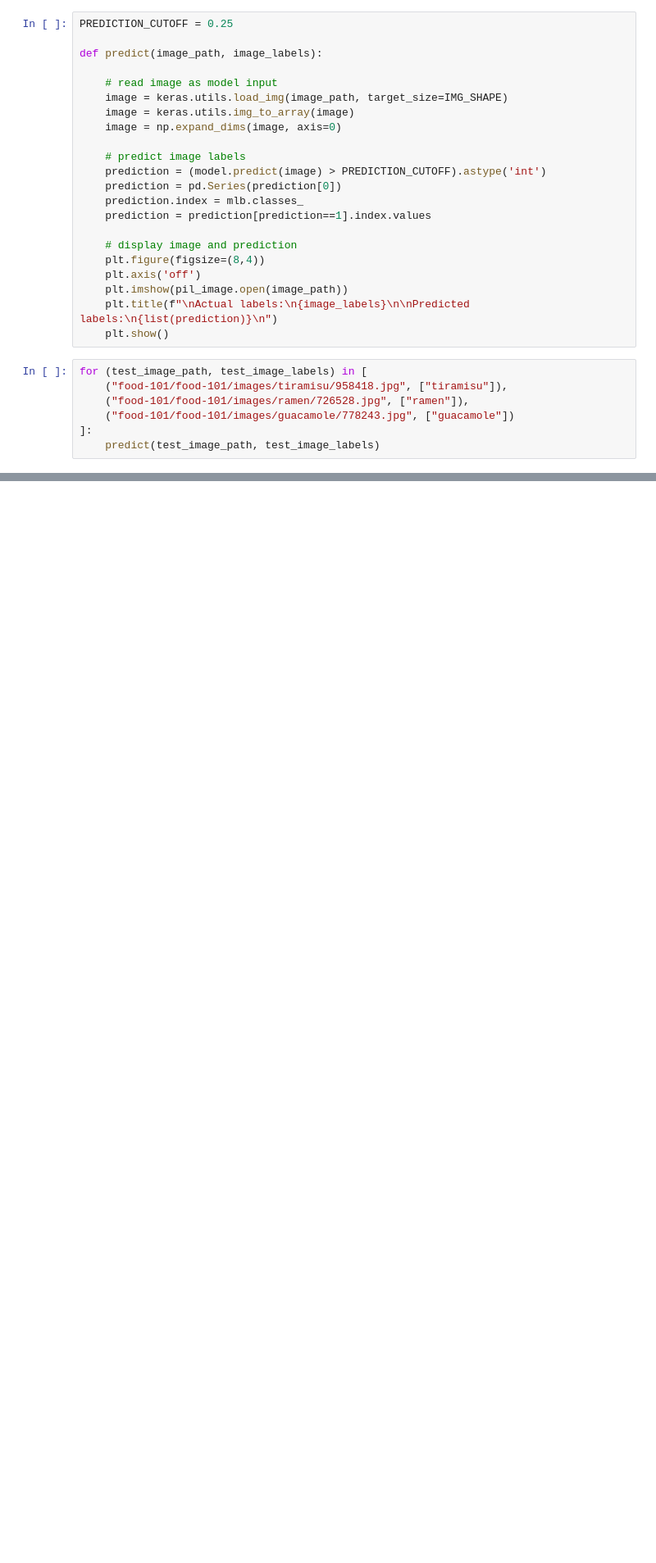
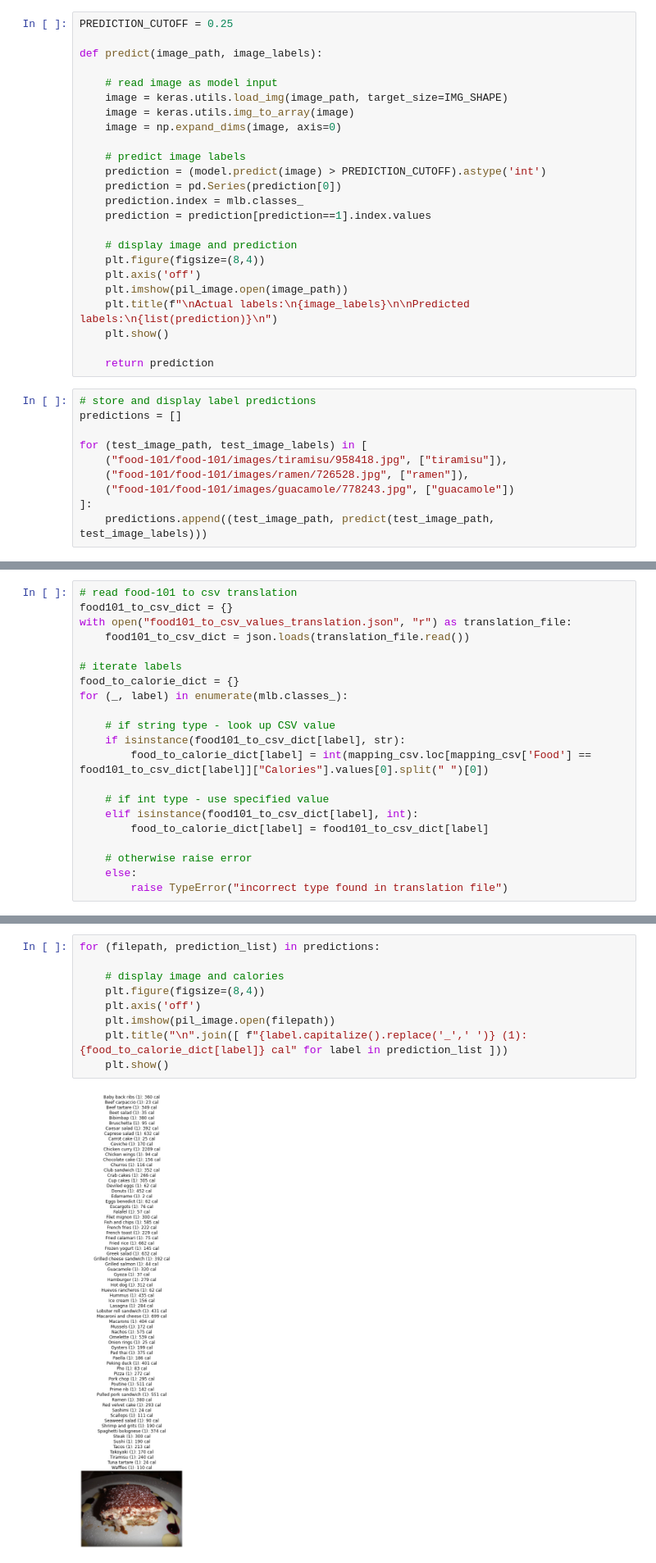
Before and after one commit to vlad-pbr/caloriephone, a Jupyter notebook: model/model.ipynb, the cells around one changed output, grey strips where cells are left out. Shown at 82% size. Saved outputs shown, nothing was run; the diff lists cells and outputs as text; blank space fills up the shorter version.

Commit message:
feat(model): docs, calorie translation

```diff
--- a/model/model.ipynb
+++ b/model/model.ipynb
@@ -1092,11 +1092,16 @@ def predict(image_path, image_labels):
     plt.imshow(pil_image.open(image_path))
     plt.title(f"\nActual labels:\n{image_labels}\n\nPredicted labels:\n{list(prediction)}\n")
     plt.show()
+
+    return prediction
 # %%
+# store and display label predictions
+predictions = []
+
 for (test_image_path, test_image_labels) in [
     ("food-101/food-101/images/tiramisu/958418.jpg", ["tiramisu"]),
     ("food-101/food-101/images/ramen/726528.jpg", ["ramen"]),
     ("food-101/food-101/images/guacamole/778243.jpg", ["guacamole"])
 ]:
-    predict(test_image_path, test_image_labels)
+    predictions.append((test_image_path, predict(test_image_path, test_image_labels)))
 # %% [output]
@@ -1108,0 +1120,21 @@ for (test_image_path, test_image_labels) in [
+# %%
+# read food-101 to csv translation
+food101_to_csv_dict = {}
+with open("food101_to_csv_values_translation.json", "r") as translation_file:
+    food101_to_csv_dict = json.loads(translation_file.read())
+
+# iterate labels
+food_to_calorie_dict = {}
+for (_, label) in enumerate(mlb.classes_):
+
+    # if string type - look up CSV value
+    if isinstance(food101_to_csv_dict[label], str):
+        food_to_calorie_dict[label] = int(mapping_csv.loc[mapping_csv['Food'] == food101_to_csv_dict[label]]["Calories"].values[0].split(" ")[0])
+
+    # if int type - use specified value
+    elif isinstance(food101_to_csv_dict[label], int):
+        food_to_calorie_dict[label] = food101_to_csv_dict[label]
+
+    # otherwise raise error
+    else:
+        raise TypeError("incorrect type found in translation file")
@@ -1108,0 +1143,11 @@ for (test_image_path, test_image_labels) in [
+# %%
+for (filepath, prediction_list) in predictions:
+
+    # display image and calories
+    plt.figure(figsize=(8,4))
+    plt.axis('off')
+    plt.imshow(pil_image.open(filepath))
+    plt.title("\n".join([ f"{label.capitalize().replace('_',' ')} (1): {food_to_calorie_dict[label]} cal" for label in prediction_list ]))
+    plt.show()
+# %% [output]
+[figure, added]
```
Also changed, not shown: parts of 7 cells of this notebook, 1 other file.
